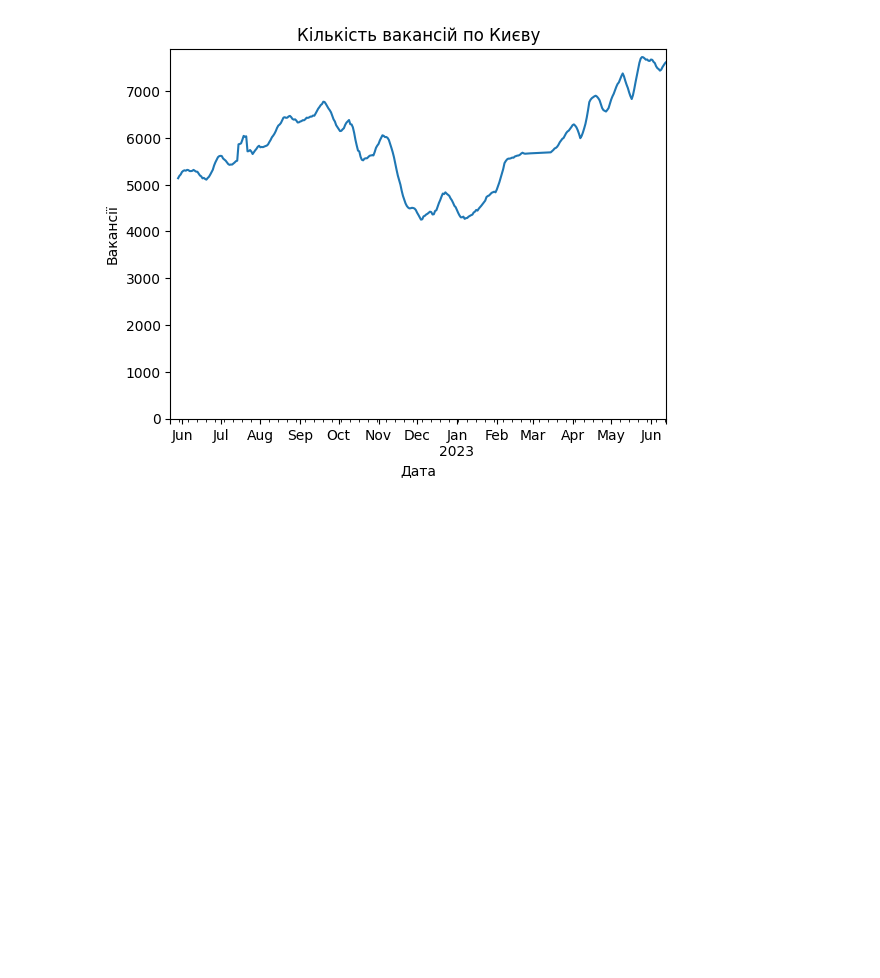
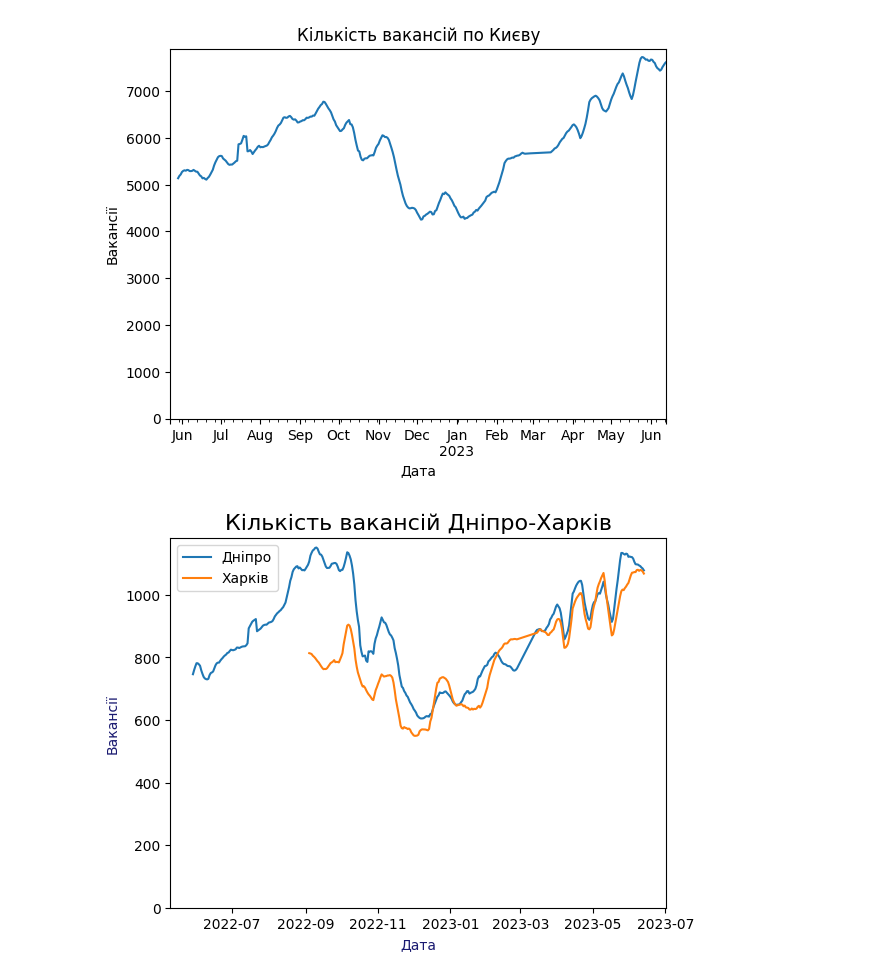
Before and after one commit to DeyVolK/GoIT, a Jupyter notebook: Cities.ipynb, the cells around one changed output. Cells and saved outputs as stored; diff of their text form; code cells hidden in the pictures; blank space fills up the shorter version.

```diff
--- a/Cities.ipynb
+++ b/Cities.ipynb
@@ -42,0 +48,32 @@ plt.show()
+# %%
+response = requests.get("https://uadata.net/work-positions/cities.json?o=Дніпро")
+data_json = response.json()
+df_dnipro = pd.DataFrame(data_json["data"])
+df_dnipro["at"] = pd.to_datetime(df_dnipro["at"])
+df_dnipro = df_dnipro.rename(columns={"at":"Дата", "val":"Вакансії"})
+df_dnipro.set_index('Дата', inplace=True)
+df_dnipro["Вакансії"] = df_dnipro['Вакансії'].replace(0, np.nan)
+df_dnipro['Вакансії'] = df_dnipro["Вакансії"].interpolate()
+df_dnipro['rolling_mean'] = df_dnipro['Вакансії'].rolling(window=7).mean()
+# %%
+response = requests.get("https://uadata.net/work-positions/cities.json?o=Харків")
+data_json = response.json()
+df_harkiv = pd.DataFrame(data_json["data"])
+df_harkiv["at"] = pd.to_datetime(df_harkiv["at"])
+df_harkiv = df_harkiv.rename(columns={"at":"Дата", "val":"Вакансії"})
+df_harkiv.set_index('Дата', inplace=True)
+df_harkiv["Вакансії"] = df_harkiv['Вакансії'].replace(0, np.nan)
+df_harkiv['Вакансії'] = df_harkiv["Вакансії"].interpolate()
+df_harkiv['rolling_mean'] = df_harkiv['Вакансії'].rolling(window=7).mean()
+# %%
+fig, axs = plt.subplots()
+axs.plot(df_dnipro.index, df_dnipro["rolling_mean"], label = "Дніпро")
+axs.plot(df_harkiv.index, df_harkiv["rolling_mean"], label = "Харків")
+plt.title("Кількість вакансій Дніпро-Харків", fontsize=16)
+plt.xlabel('Дата', color='midnightblue')
+plt.ylabel('Вакансії', color='midnightblue')
+plt.ylim(bottom=0)
+plt.legend()
+plt.show()
+# %% [output]
+[figure, added]
```
Also changed, not shown: parts of 1 cell of this notebook.
